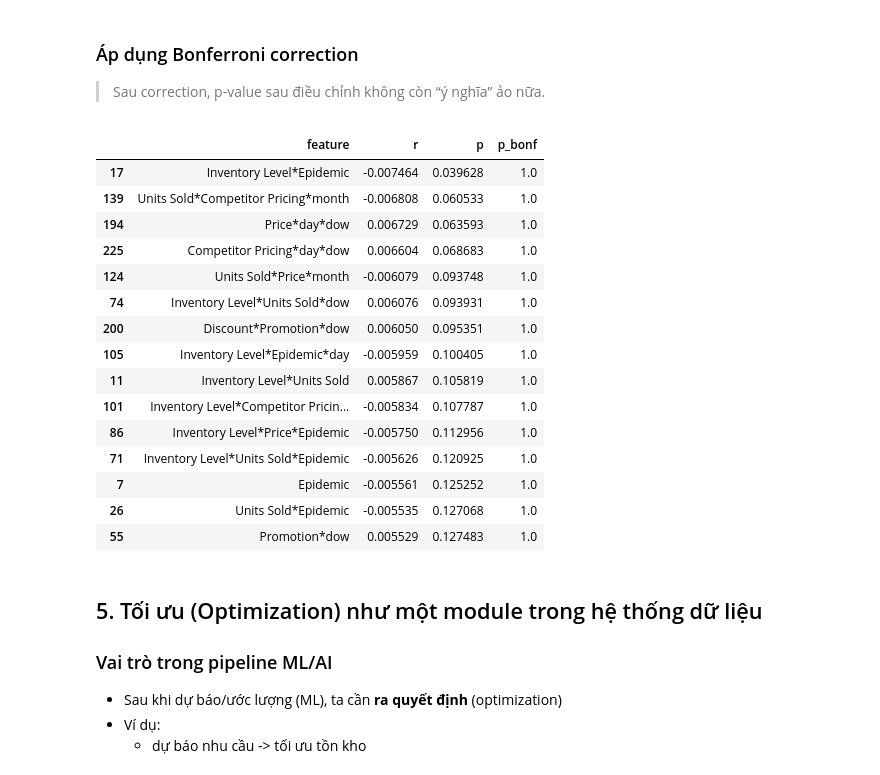
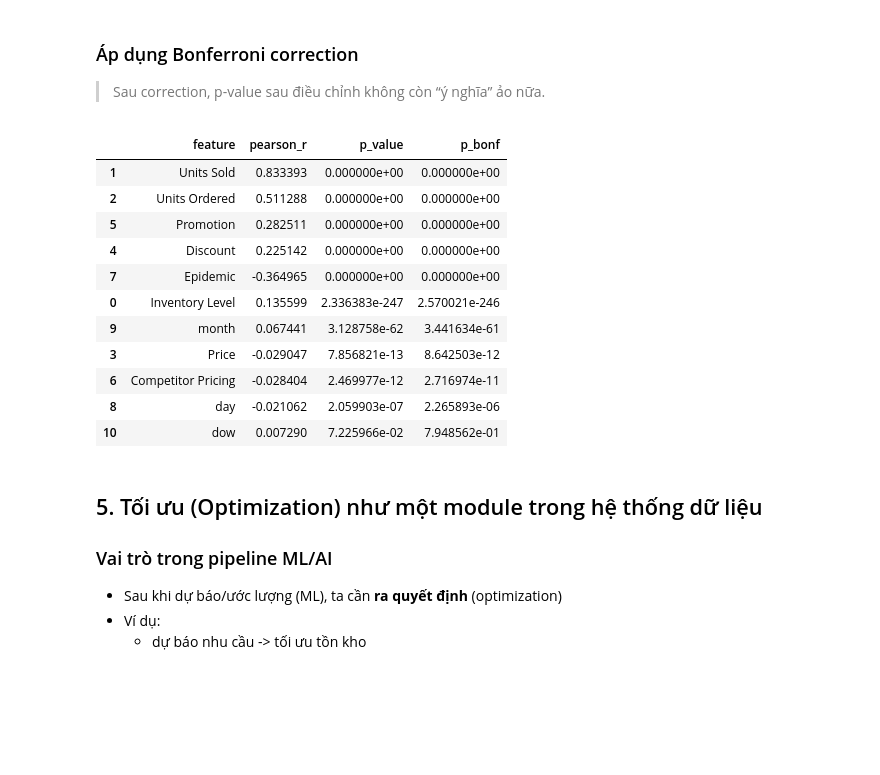
Before and after one commit to ngyxntthaoo/IS6404.CH201-Phan-tich-du-lieu-nang-cao, a Jupyter notebook: Lab_4_Traditional_Data_Analysis.ipynb, the cells around one changed output. Drawn from its saved outputs; the diff is of its cells as text; code cells hidden in the pictures; blank space fills up the shorter version.

```diff
--- a/Lab_4_Traditional_Data_Analysis.ipynb
+++ b/Lab_4_Traditional_Data_Analysis.ipynb
@@ -612,27 +621,29 @@ df_agg = (
 2. Lấy 80% dữ liệu đầu làm train, 20% dữ liệu cuối làm test
 3. Giữ nguyên trật tự thời gian, ko random
 # %%
+# Sort theo thời gian (rất quan trọng với time series)
 df = df.sort_values("Date")
+
+# Xử lý thời gian
 df["Date"] = pd.to_datetime(df["Date"])
-df["day"] = df["Date"].dt.day
+df["day"]   = df["Date"].dt.day
 df["month"] = df["Date"].dt.month
-df["dow"] = df["Date"].dt.dayofweek
+df["dow"]   = df["Date"].dt.dayofweek
 
 df = df.drop(columns=["Date"])
 
-df = df.rename(columns={"Demand": "y"})
+# Tách target
+y = df["Demand"]
+X = df.drop(columns=["Demand"])
 
+# Time-based split (80/20)
 split_idx = int(len(df) * 0.8)
 
-train_df = df.iloc[:split_idx]
-test_df  = df.iloc[split_idx:]
+X_train = X.iloc[:split_idx]
+X_test  = X.iloc[split_idx:]
 
-X_train = train_df.drop(columns=["y"])
-y_train = train_df["y"]
-
-X_test  = test_df.drop(columns=["y"])
-y_test  = test_df["y"]
-
+y_train = y.iloc[:split_idx]
+y_test  = y.iloc[split_idx:]
 
 print(X_train.shape, y_train.shape)
 print(X_test.shape, y_test.shape)
@@ -802,7 +813,7 @@ Thay vì đi sâu các mô hình phi tuyến cổ điển, ta dùng cách thực
 - Lựa chọn đặc trưng (Lasso)
 # %%
 print(type(X_train), X_train.shape)
-num_cols = X_train.select_dtypes(
+num_cols = X.select_dtypes(
     include=["int64", "float64"]
 ).columns
 # %% [output]
@@ -1065,25 +1093,23 @@ res.head(15)
 >Sau correction, p-value sau điều chỉnh không còn “ý nghĩa” ảo nữa.
 # %%
 m = len(res)
-res["p_bonf"] = np.minimum(res["p"] * m, 1.0)
-res.head(15)
+
+res["p_bonf"] = np.minimum(res["p_value"] * m, 1.0)
+
+res.sort_values("p_bonf").head(15)
 # %% [output]
-|  | feature | r | p | p_bonf |
-| 17 | Inventory Level*Epidemic | -0.007464 | 0.039628 | 1.0 |
-| 139 | Units Sold*Competitor Pricing*month | -0.006808 | 0.060533 | 1.0 |
-| 194 | Price*day*dow | 0.006729 | 0.063593 | 1.0 |
-| 225 | Competitor Pricing*day*dow | 0.006604 | 0.068683 | 1.0 |
-| 124 | Units Sold*Price*month | -0.006079 | 0.093748 | 1.0 |
-| 74 | Inventory Level*Units Sold*dow | 0.006076 | 0.093931 | 1.0 |
-| 200 | Discount*Promotion*dow | 0.006050 | 0.095351 | 1.0 |
-| 105 | Inventory Level*Epidemic*day | -0.005959 | 0.100405 | 1.0 |
-| 11 | Inventory Level*Units Sold | 0.005867 | 0.105819 | 1.0 |
-| 101 | Inventory Level*Competitor Pricin... | -0.005834 | 0.107787 | 1.0 |
-| 86 | Inventory Level*Price*Epidemic | -0.005750 | 0.112956 | 1.0 |
-| 71 | Inventory Level*Units Sold*Epidemic | -0.005626 | 0.120925 | 1.0 |
-| 7 | Epidemic | -0.005561 | 0.125252 | 1.0 |
-| 26 | Units Sold*Epidemic | -0.005535 | 0.127068 | 1.0 |
-| 55 | Promotion*dow | 0.005529 | 0.127483 | 1.0 |
+|  | feature | pearson_r | p_value | p_bonf |
+| 1 | Units Sold | 0.833393 | 0.000000e+00 | 0.000000e+00 |
+| 2 | Units Ordered | 0.511288 | 0.000000e+00 | 0.000000e+00 |
+| 5 | Promotion | 0.282511 | 0.000000e+00 | 0.000000e+00 |
+| 4 | Discount | 0.225142 | 0.000000e+00 | 0.000000e+00 |
+| 7 | Epidemic | -0.364965 | 0.000000e+00 | 0.000000e+00 |
+| 0 | Inventory Level | 0.135599 | 2.336383e-247 | 2.570021e-246 |
+| 9 | month | 0.067441 | 3.128758e-62 | 3.441634e-61 |
+| 3 | Price | -0.029047 | 7.856821e-13 | 8.642503e-12 |
+| 6 | Competitor Pricing | -0.028404 | 2.469977e-12 | 2.716974e-11 |
+| 8 | day | -0.021062 | 2.059903e-07 | 2.265893e-06 |
+| 10 | dow | 0.007290 | 7.225966e-02 | 7.948562e-01 |
 # %% [markdown]
 ## 5. Tối ưu (Optimization) như một module trong hệ thống dữ liệu
 
```
Also changed, not shown: parts of 18 cells of this notebook.
